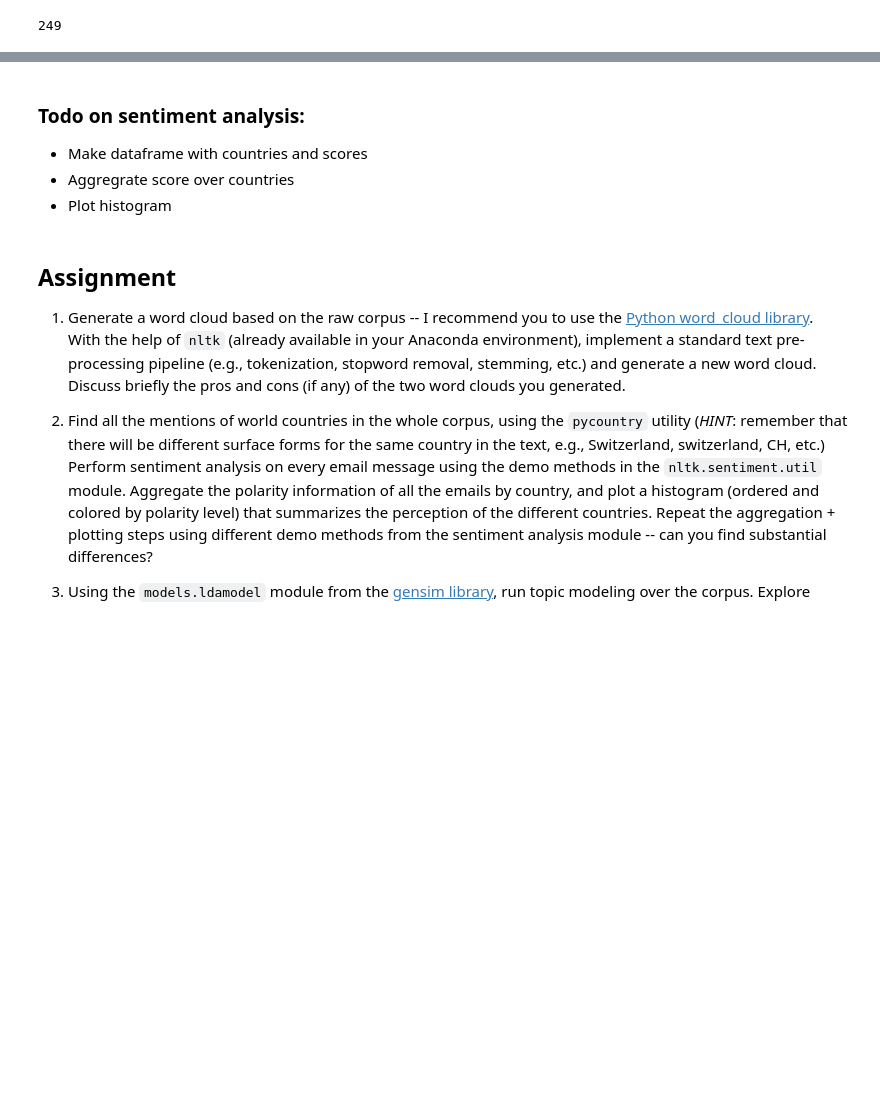
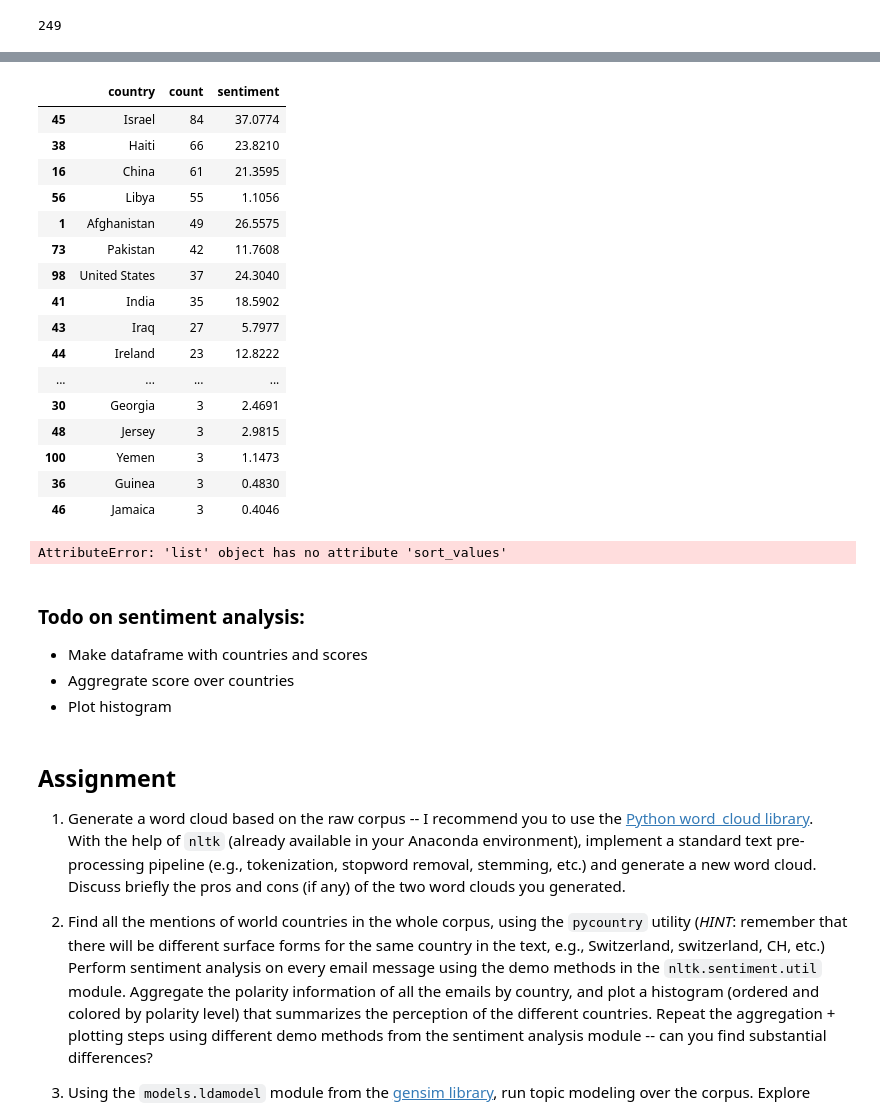
Before and after one commit to PaluchowskiMatthew/ADA-Kepler, a Jupyter notebook: 05 - Taming Text/05 - Taming Text.ipynb, the cells around one changed output, grey strips where cells are left out. Cells and saved outputs as stored; diff of their text form; code cells hidden in the pictures; blank space fills up the shorter version.

Commit message:
aggregate by country

```diff
--- a/05 - Taming Text/05 - Taming Text.ipynb
+++ b/05 - Taming Text/05 - Taming Text.ipynb
@@ -192,0 +195,3 @@ generate_word_cloud(no_stopwords.to_string(index=False, header=False))
+# %%
+# Drop nans
+emailsList = emailsList[emailsList.apply(lambda x: x != 'nan')]
@@ -296,12 +321,15 @@ sentiments = no_stopwords.apply(lambda x: sent_analyzer.polarity_scores(' '.join
 # %%
 def classify_sentiment(x):
-    score = x['pos'] - x['neg']
+    '''
+    score = x['pos'] + x['neg']
     if score == 0:
         return 0
     elif score < 0:
         return -1
     else:
         return 1
+    '''
+    return x['compound']
 
 scores = sentiments.apply(classify_sentiment)
 # %%
@@ -313,0 +357,8 @@ Name: ExtractedBodyText, dtype: int64
+# %%
+sentiments = pd.DataFrame(scores)
+sentiments['country'] = counry_mentions
+
+country_sentiments = sentiments.groupby('country').sum().reset_index()
+country_sentiments.columns = ['country', 'sentiment']
+
+country_counts = sentiments.groupby('country').count().reset_index()
@@ -313,0 +379,27 @@ Name: ExtractedBodyText, dtype: int64
+# %%
+# Dropping to get rid of the case where no country were mentioned
+top_country_counts = country_counts.sort_values(by='ExtractedBodyText', ascending=False).drop(0)
+top_country_counts.columns = ['country', 'count']
+
+treshold = 2
+top_country_counts = top_country_counts[top_country_counts['count'] > treshold]
+# %%
+top_country_counts.join(country_sentiments.sentiment, how='left')
+# %% [output]
+|  | country | count | sentiment |
+| 45 | Israel | 84 | 37.0774 |
+| 38 | Haiti | 66 | 23.8210 |
+| 16 | China | 61 | 21.3595 |
+| 56 | Libya | 55 | 1.1056 |
+| 1 | Afghanistan | 49 | 26.5575 |
+| 73 | Pakistan | 42 | 11.7608 |
+| 98 | United States | 37 | 24.3040 |
+| 41 | India | 35 | 18.5902 |
+| 43 | Iraq | 27 | 5.7977 |
+| 44 | Ireland | 23 | 12.8222 |
+| ... | ... | ... | ... |
+| 30 | Georgia | 3 | 2.4691 |
+| 48 | Jersey | 3 | 2.9815 |
+| 100 | Yemen | 3 | 1.1473 |
+| 36 | Guinea | 3 | 0.4830 |
+| 46 | Jamaica | 3 | 0.4046 |
@@ -314,3 +408,8 @@ Name: ExtractedBodyText, dtype: int64
+# %%
+country_sentiments = ['sentiment']
+country_sentiments.sort_values(by='sentiment')
+# %% [output]
+AttributeError: 'list' object has no attribute 'sort_values'
 # %% [markdown]
 ### Todo on sentiment analysis:
 
```
Also changed, not shown: parts of 31 cells of this notebook.
